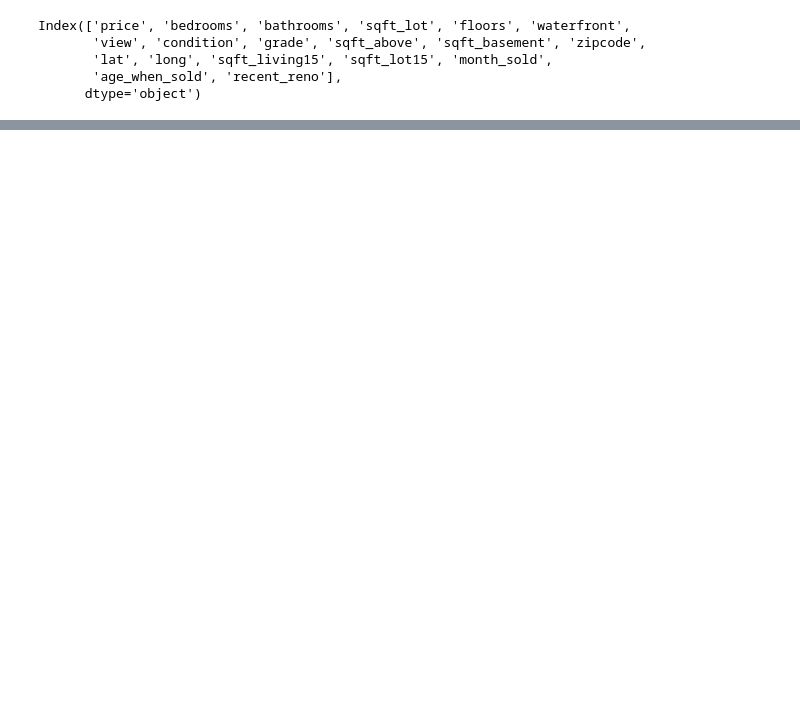
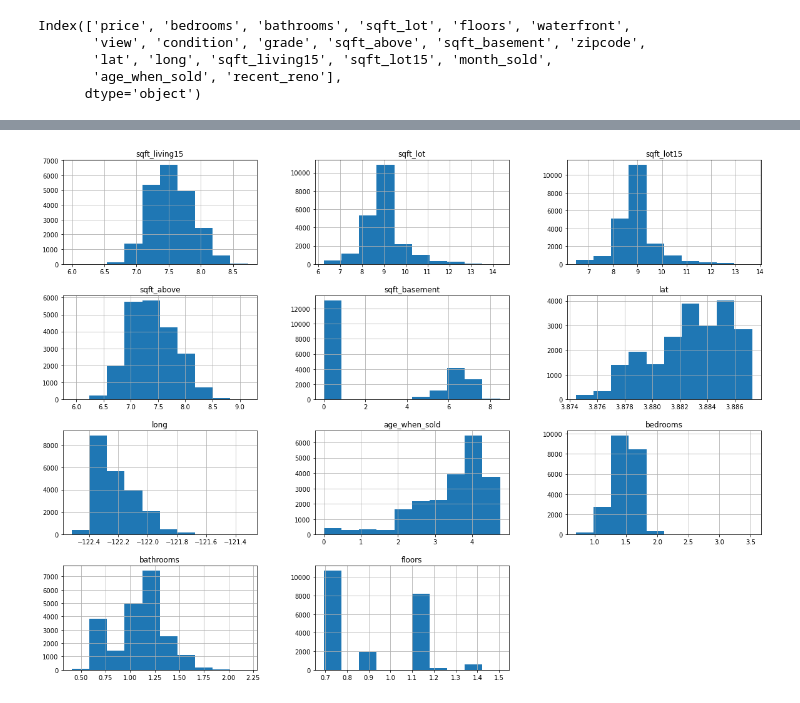
Before and after one commit to vict0rkang/dsc-phase-2-project-v2-3, a Jupyter notebook: student.ipynb, the cells around one changed output, grey strips where cells are left out. Drawn from its saved outputs; the diff is of its cells as text; code cells hidden in the pictures; blank space fills up the shorter version.

```diff
--- a/student.ipynb
+++ b/student.ipynb
@@ -1585,0 +1861,3 @@ print("Validation score:", baseline_scores["test_score"].mean())
+# %%
+trylog = numerical+kindaboth
+trylog
@@ -1585,0 +1876,11 @@ print("Validation score:", baseline_scores["test_score"].mean())
+# %%
+trylog.remove('long')
+# %%
+dfohelog = dfohe.copy()
+# %%
+for feat in trylog:
+    dfohelog[feat] = dfohelog[feat].map(lambda x: np.log1p(x))
+# %%
+dfohelog[numerical+kindaboth].hist(figsize = (20,15));
+# %% [output]
+[figure, added]
```
Also changed, not shown: parts of 95 cells of this notebook.
